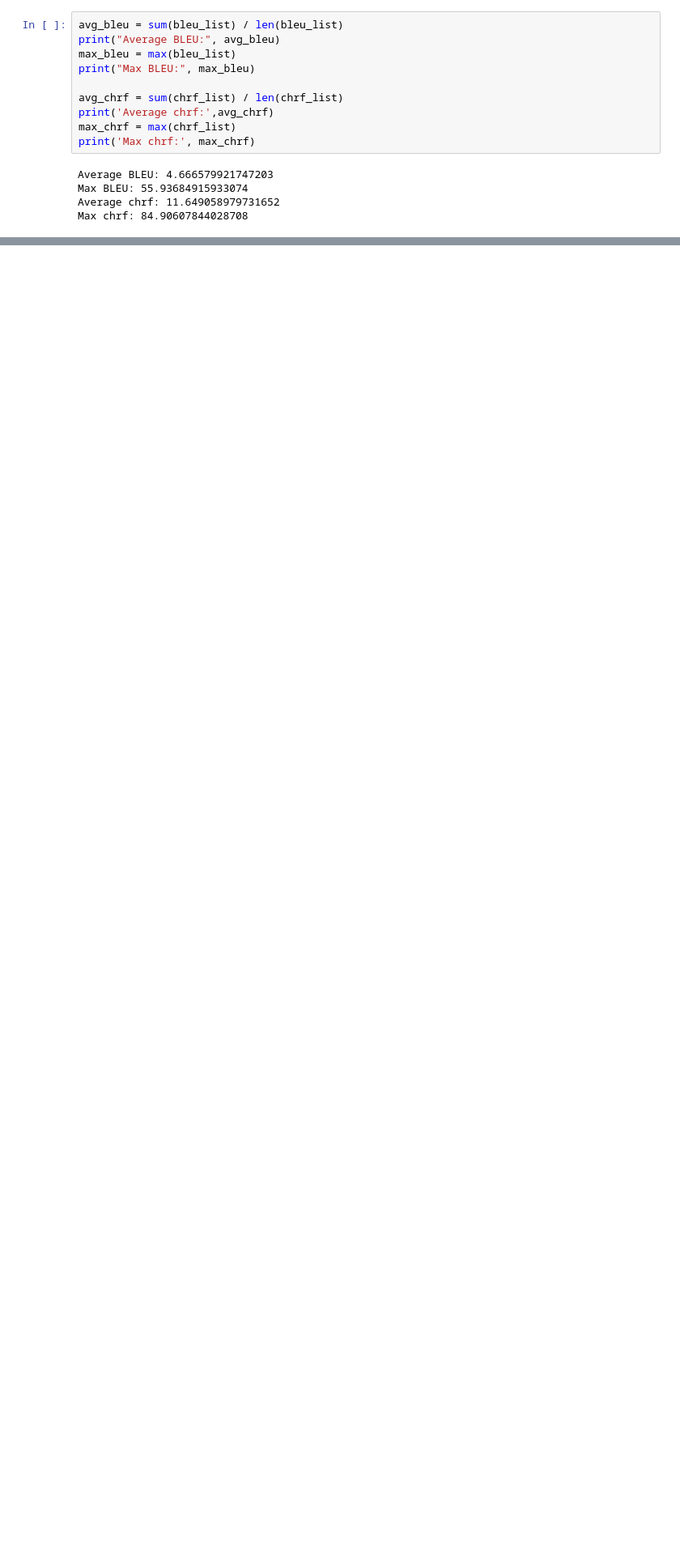
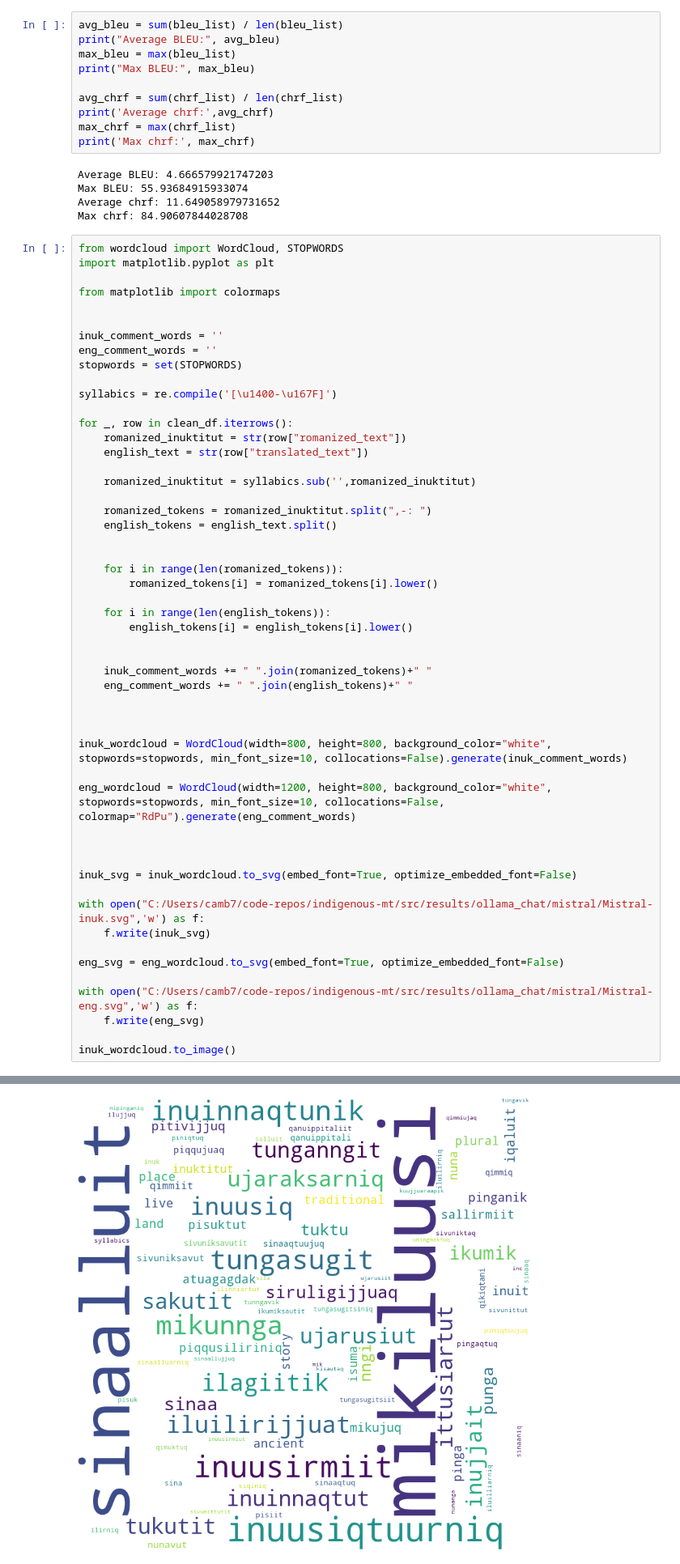
Before and after one commit to CamBish/indigenous-mt, a Jupyter notebook: notebooks/zero_shot.ipynb, the cells around one changed output, grey strips where cells are left out. Shown at 81% size. Cells and saved outputs as stored; diff of their text form; blank space fills up the shorter version.

Commit message:
created figures for analyzing data from mistral

```diff
--- a/notebooks/zero_shot.ipynb
+++ b/notebooks/zero_shot.ipynb
@@ -197,3 +197,56 @@ Average BLEU: 4.666579921747203
 Max BLEU: 55.93684915933074
 Average chrf: 11.649058979731652
 Max chrf: 84.90607844028708
+# %%
+from wordcloud import WordCloud, STOPWORDS
+import matplotlib.pyplot as plt
+
+from matplotlib import colormaps
+
+
+inuk_comment_words = ''
+eng_comment_words = ''
+stopwords = set(STOPWORDS)
+
+syllabics = re.compile('[\u1400-\u167F]')
+
+for _, row in clean_df.iterrows():
+    romanized_inuktitut = str(row["romanized_text"])
+    english_text = str(row["translated_text"])
+
+    romanized_inuktitut = syllabics.sub('',romanized_inuktitut)
+
+    romanized_tokens = romanized_inuktitut.split(",-: ")
+    english_tokens = english_text.split()
+
+
+    for i in range(len(romanized_tokens)):
+        romanized_tokens[i] = romanized_tokens[i].lower()
+
+    for i in range(len(english_tokens)):
+        english_tokens[i] = english_tokens[i].lower()
+
+
+    inuk_comment_words += " ".join(romanized_tokens)+" "
+    eng_comment_words += " ".join(english_tokens)+" "
+
+
+
+inuk_wordcloud = WordCloud(width=800, height=800, background_color="white", stopwords=stopwords, min_font_size=10, collocations=False).generate(inuk_comment_words)
+
+eng_wordcloud = WordCloud(width=1200, height=800, background_color="white", stopwords=stopwords, min_font_size=10, collocations=False, colormap="RdPu").generate(eng_comment_words)
+
+
+
+inuk_svg = inuk_wordcloud.to_svg(embed_font=True, optimize_embedded_font=False)
+
+with open("C:/Users/camb7/code-repos/indigenous-mt/src/results/ollama_chat/mistral/Mistral-inuk.svg",'w') as f:
+    f.write(inuk_svg)
+
+eng_svg = eng_wordcloud.to_svg(embed_font=True, optimize_embedded_font=False)
+
+with open("C:/Users/camb7/code-repos/indigenous-mt/src/results/ollama_chat/mistral/Mistral-eng.svg",'w') as f:
+    f.write(eng_svg)
+
+inuk_wordcloud.to_image()
+# %% [output]
@@ -199,0 +270 @@ Max chrf: 84.90607844028708
+[figure, added]
```
Also changed, not shown: parts of 1 cell of this notebook, 4 other files.
